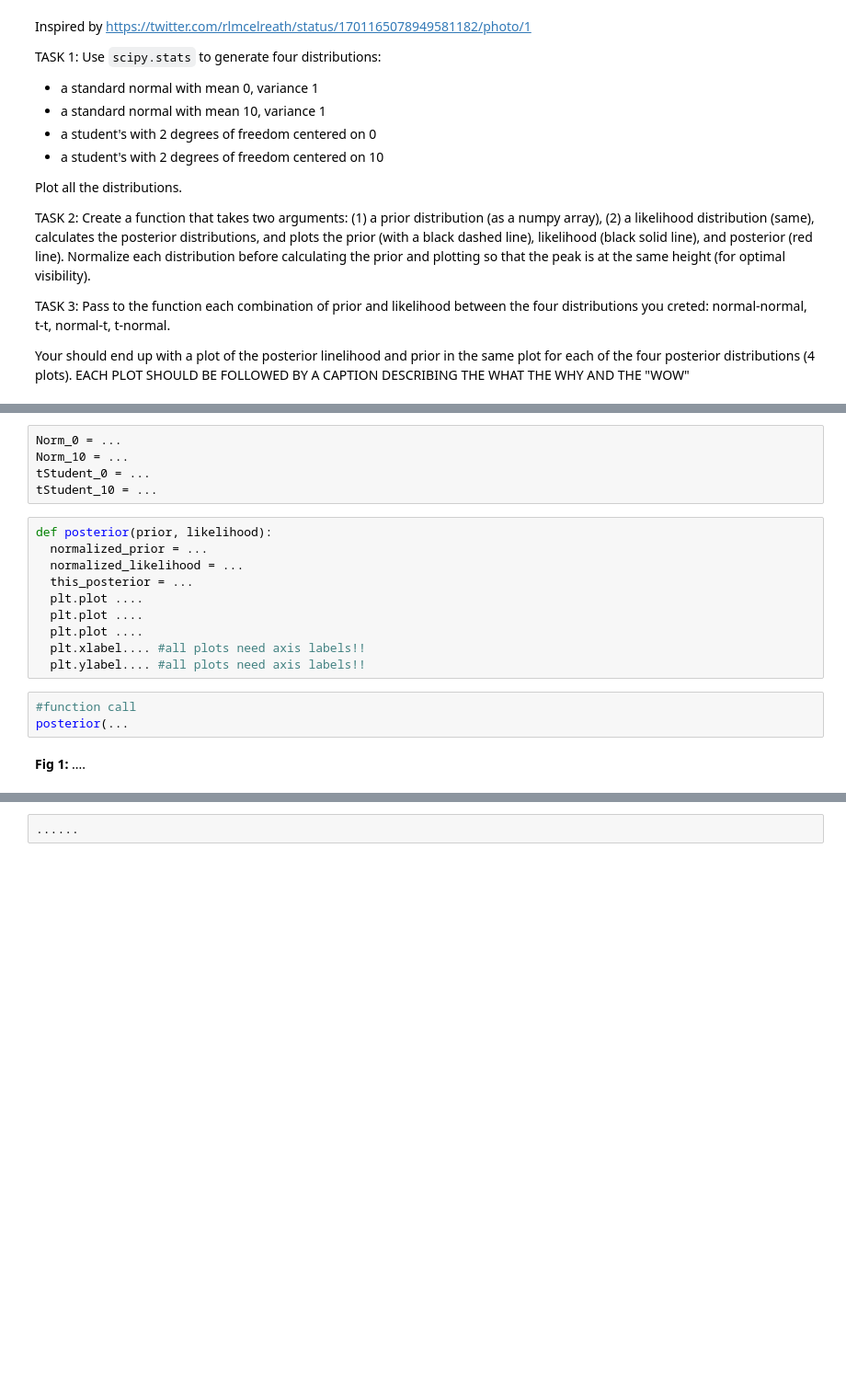
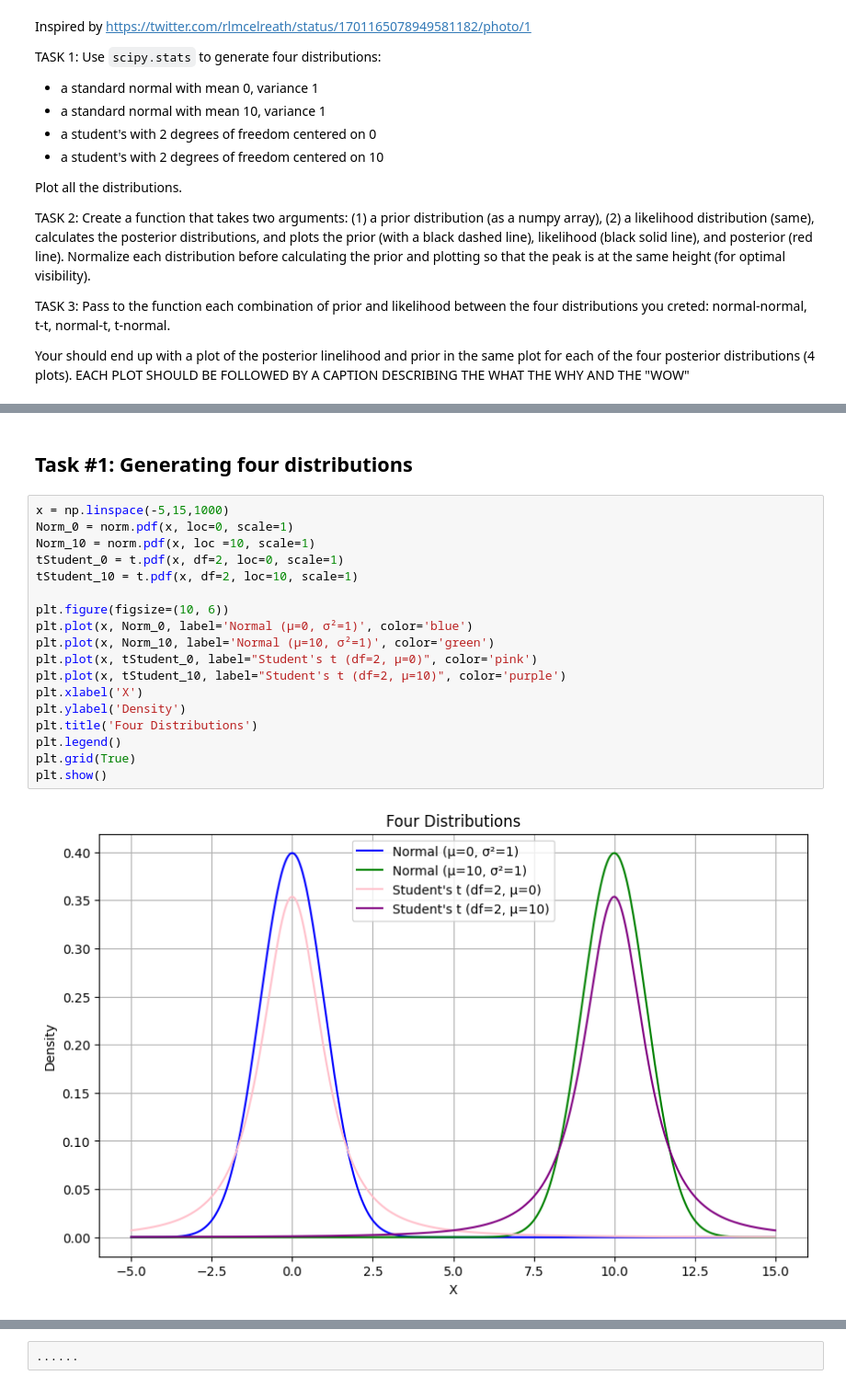
Before and after one commit to amandaswens/DSPS_ASwenson, a Jupyter notebook: HW2/Instructions_Bayesian_posteriors.ipynb, the cells around one changed output, grey strips where cells are left out. Shown at 92% size. Saved outputs shown, nothing was run; the diff lists cells and outputs as text; blank space fills up the shorter version.

```diff
--- a/HW2/Instructions_Bayesian_posteriors.ipynb
+++ b/HW2/Instructions_Bayesian_posteriors.ipynb
@@ -28,20 +30,22 @@ from scipy import stats
-# %%
-Norm_0 = ...
-Norm_10 = ...
-tStudent_0 = ...
-tStudent_10 = ...
-# %%
-def posterior(prior, likelihood):
-  normalized_prior = ...
-  normalized_likelihood = ...
-  this_posterior = ...
-  plt.plot ....
-  plt.plot ....
-  plt.plot ....
-  plt.xlabel.... #all plots need axis labels!!
-  plt.ylabel.... #all plots need axis labels!!
-# %%
-#function call
-posterior(...
-# %% [markdown]
-**Fig 1:** ....
+# %% [markdown]
+## Task #1: Generating four distributions
+# %%
+x = np.linspace(-5,15,1000)
+Norm_0 = norm.pdf(x, loc=0, scale=1)
+Norm_10 = norm.pdf(x, loc =10, scale=1)
+tStudent_0 = t.pdf(x, df=2, loc=0, scale=1)
+tStudent_10 = t.pdf(x, df=2, loc=10, scale=1)
+
+plt.figure(figsize=(10, 6))
+plt.plot(x, Norm_0, label='Normal (μ=0, σ²=1)', color='blue')
+plt.plot(x, Norm_10, label='Normal (μ=10, σ²=1)', color='green')
+plt.plot(x, tStudent_0, label="Student's t (df=2, μ=0)", color='pink')
+plt.plot(x, tStudent_10, label="Student's t (df=2, μ=10)", color='purple')
+plt.xlabel('X')
+plt.ylabel('Density')
+plt.title('Four Distributions')
+plt.legend()
+plt.grid(True)
+plt.show()
+# %% [output]
+[figure, added]
```
Also changed, not shown: parts of 5 cells of this notebook.
